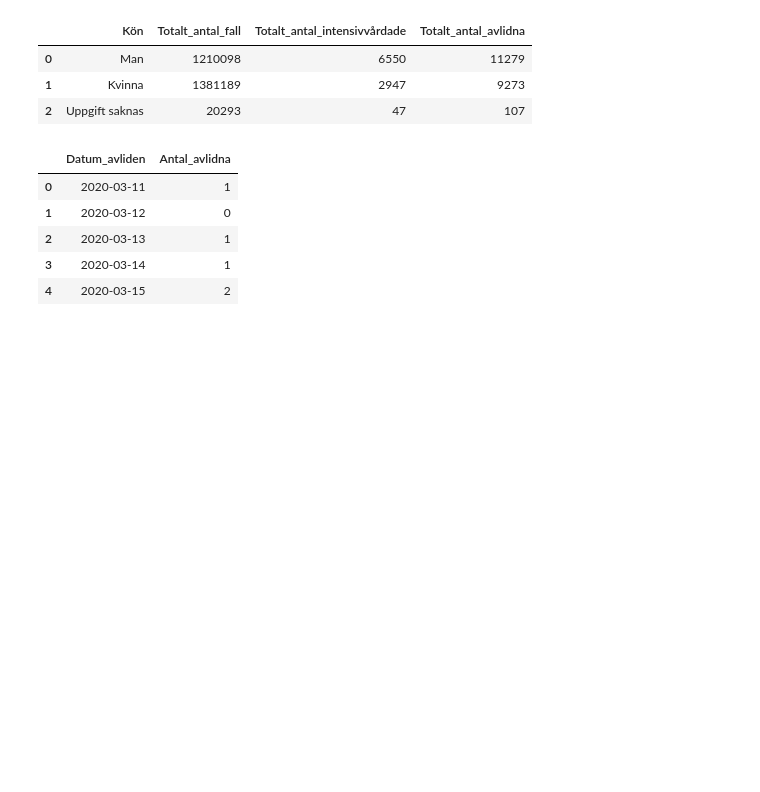
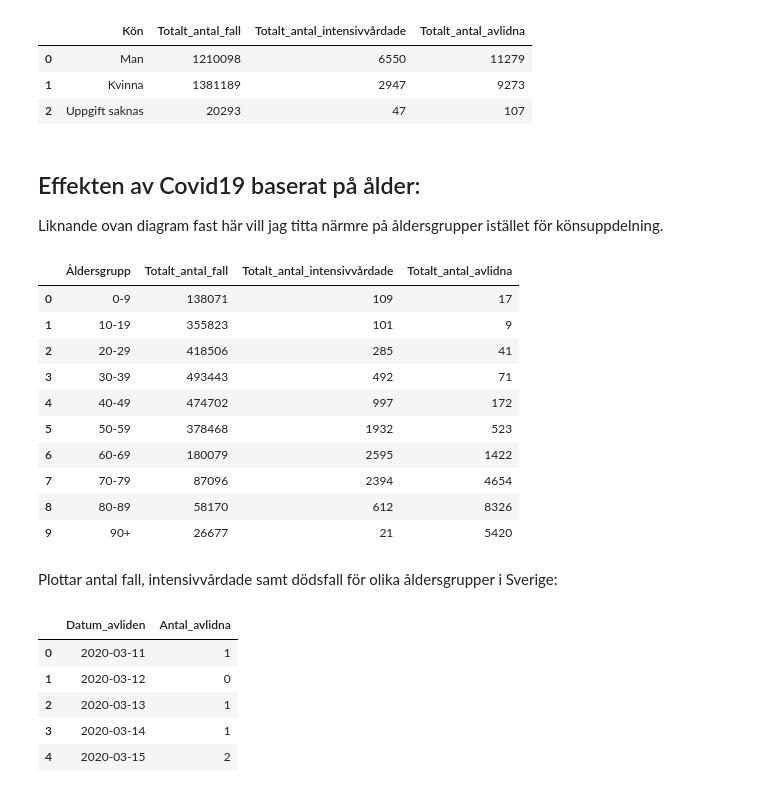
Before and after one commit to Wessnom/DataProcessing-Alexander-Wessner, a Jupyter notebook: Labb/Uppgift_3.ipynb, the cells around one changed output. Drawn from its saved outputs; the diff is of its cells as text; code cells hidden in the pictures; blank space fills up the shorter version.

Commit message:
Uppdatering Uppgift_3
Gjort färdigt det sista jag hinner med nu.

```diff
--- a/Labb/Uppgift_3.ipynb
+++ b/Labb/Uppgift_3.ipynb
@@ -96,3 +91,35 @@ fig_kön_data.show()
 | 0 | Man | 1210098 | 6550 | 11279 |
 | 1 | Kvinna | 1381189 | 2947 | 9273 |
 | 2 | Uppgift saknas | 20293 | 47 | 107 |
+# %% [markdown]
+## Effekten av Covid19 baserat på ålder:
+
+Liknande ovan diagram fast här vill jag titta närmre på åldersgrupper istället för könsuppdelning.
+# %%
+flik_blad = "Totalt antal per åldersgrupp"
+
+df = pd.read_excel(filväg_covid19, sheet_name= flik_blad)
+
+# döper om åldersgrupp, tar bort "Ålder_", byter "_plus" till "+", samt ersätter "_" med "-"
+df["Åldersgrupp"] = df["Åldersgrupp"].replace({"Ålder_": "", "_plus": "+", "_": "-"},regex=True)
+df
+
+# Uppgift saknas även i detta datasetet. Här står den här raden för en sån liten andel av datat i stort att det inte
+# märkbart kommer påverka om jag tar bort raden.
+
+df.drop(df.loc[df["Åldersgrupp"] == "Uppgift saknas"].index, inplace = True)
+df
+# %% [output]
+|  | Åldersgrupp | Totalt_antal_fall | Totalt_antal_intensivvårdade | Totalt_antal_avlidna |
+| 0 | 0-9 | 138071 | 109 | 17 |
+| 1 | 10-19 | 355823 | 101 | 9 |
+| 2 | 20-29 | 418506 | 285 | 41 |
+| 3 | 30-39 | 493443 | 492 | 71 |
+| 4 | 40-49 | 474702 | 997 | 172 |
+| 5 | 50-59 | 378468 | 1932 | 523 |
+| 6 | 60-69 | 180079 | 2595 | 1422 |
+| 7 | 70-79 | 87096 | 2394 | 4654 |
+| 8 | 80-89 | 58170 | 612 | 8326 |
+| 9 | 90+ | 26677 | 21 | 5420 |
+# %% [markdown]
+Plottar antal fall, intensivvårdade samt dödsfall för olika åldersgrupper i Sverige:
```
Also changed, not shown: parts of 11 cells of this notebook.
